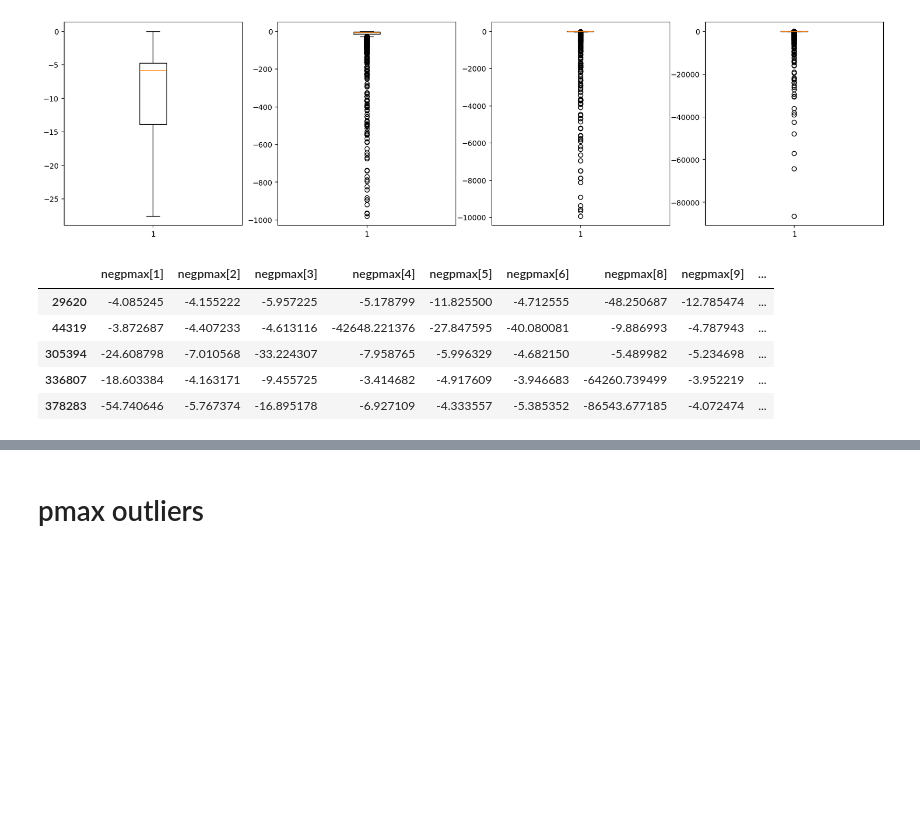
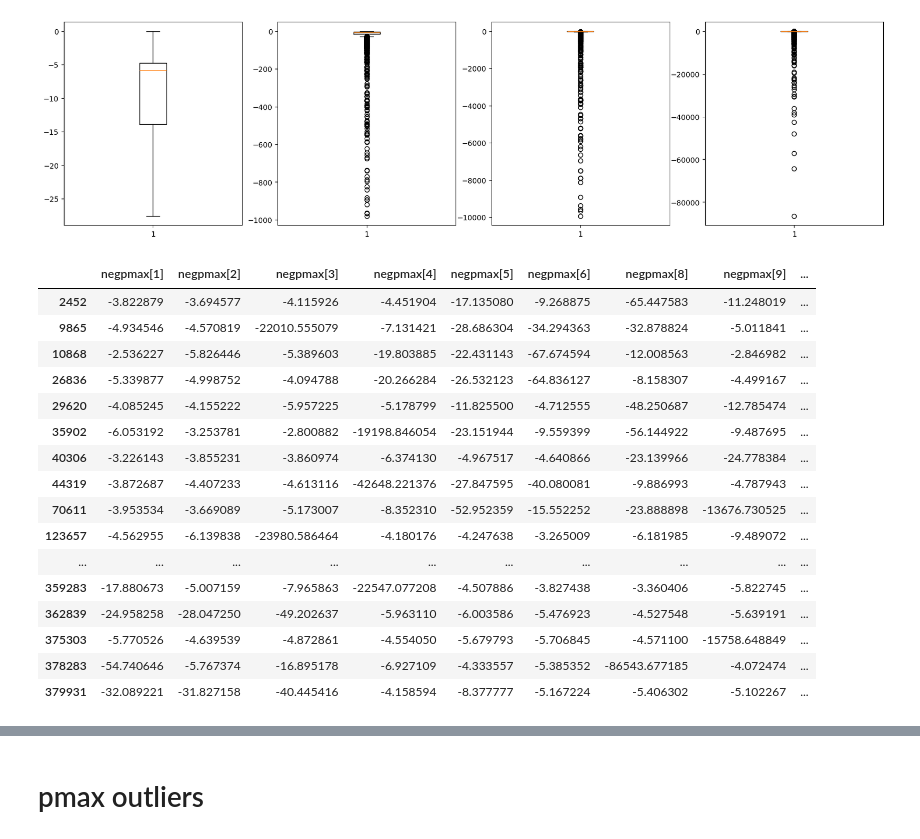
Before and after one commit to arildus/DSL-project, a Jupyter notebook: outlier_detection.ipynb, the cells around one changed output, grey strips where cells are left out. Saved outputs shown, nothing was run; the diff lists cells and outputs as text; code cells hidden in the pictures; blank space fills up the shorter version.

```diff
--- a/outlier_detection.ipynb
+++ b/outlier_detection.ipynb
@@ -68,13 +83,24 @@ ax4.boxplot(joined_negpmax)
  'means': []}
 [figure]
 # %%
-df_below = negpmax_clms[(negpmax_clms < -40000).any(axis=1)]
+df_below = negpmax_clms[(negpmax_clms < -10000).any(axis=1)]
 df_below
 # %% [output]
 |  | negpmax[1] | negpmax[2] | negpmax[3] | negpmax[4] | negpmax[5] | negpmax[6] | negpmax[8] | negpmax[9] | ... |
+| 2452 | -3.822879 | -3.694577 | -4.115926 | -4.451904 | -17.135080 | -9.268875 | -65.447583 | -11.248019 | ... |
+| 9865 | -4.934546 | -4.570819 | -22010.555079 | -7.131421 | -28.686304 | -34.294363 | -32.878824 | -5.011841 | ... |
+| 10868 | -2.536227 | -5.826446 | -5.389603 | -19.803885 | -22.431143 | -67.674594 | -12.008563 | -2.846982 | ... |
+| 26836 | -5.339877 | -4.998752 | -4.094788 | -20.266284 | -26.532123 | -64.836127 | -8.158307 | -4.499167 | ... |
 | 29620 | -4.085245 | -4.155222 | -5.957225 | -5.178799 | -11.825500 | -4.712555 | -48.250687 | -12.785474 | ... |
+| 35902 | -6.053192 | -3.253781 | -2.800882 | -19198.846054 | -23.151944 | -9.559399 | -56.144922 | -9.487695 | ... |
+| 40306 | -3.226143 | -3.855231 | -3.860974 | -6.374130 | -4.967517 | -4.640866 | -23.139966 | -24.778384 | ... |
 | 44319 | -3.872687 | -4.407233 | -4.613116 | -42648.221376 | -27.847595 | -40.080081 | -9.886993 | -4.787943 | ... |
-| 305394 | -24.608798 | -7.010568 | -33.224307 | -7.958765 | -5.996329 | -4.682150 | -5.489982 | -5.234698 | ... |
-| 336807 | -18.603384 | -4.163171 | -9.455725 | -3.414682 | -4.917609 | -3.946683 | -64260.739499 | -3.952219 | ... |
+| 70611 | -3.953534 | -3.669089 | -5.173007 | -8.352310 | -52.952359 | -15.552252 | -23.888898 | -13676.730525 | ... |
+| 123657 | -4.562955 | -6.139838 | -23980.586464 | -4.180176 | -4.247638 | -3.265009 | -6.181985 | -9.489072 | ... |
+| ... | ... | ... | ... | ... | ... | ... | ... | ... | ... |
+| 359283 | -17.880673 | -5.007159 | -7.965863 | -22547.077208 | -4.507886 | -3.827438 | -3.360406 | -5.822745 | ... |
+| 362839 | -24.958258 | -28.047250 | -49.202637 | -5.963110 | -6.003586 | -5.476923 | -4.527548 | -5.639191 | ... |
+| 375303 | -5.770526 | -4.639539 | -4.872861 | -4.554050 | -5.679793 | -5.706845 | -4.571100 | -15758.648849 | ... |
 | 378283 | -54.740646 | -5.767374 | -16.895178 | -6.927109 | -4.333557 | -5.385352 | -86543.677185 | -4.072474 | ... |
+| 379931 | -32.089221 | -31.827158 | -40.445416 | -4.158594 | -8.377777 | -5.167224 | -5.406302 | -5.102267 | ... |
 # %%
```
Also changed, not shown: parts of 10 cells of this notebook, 4 other files.
